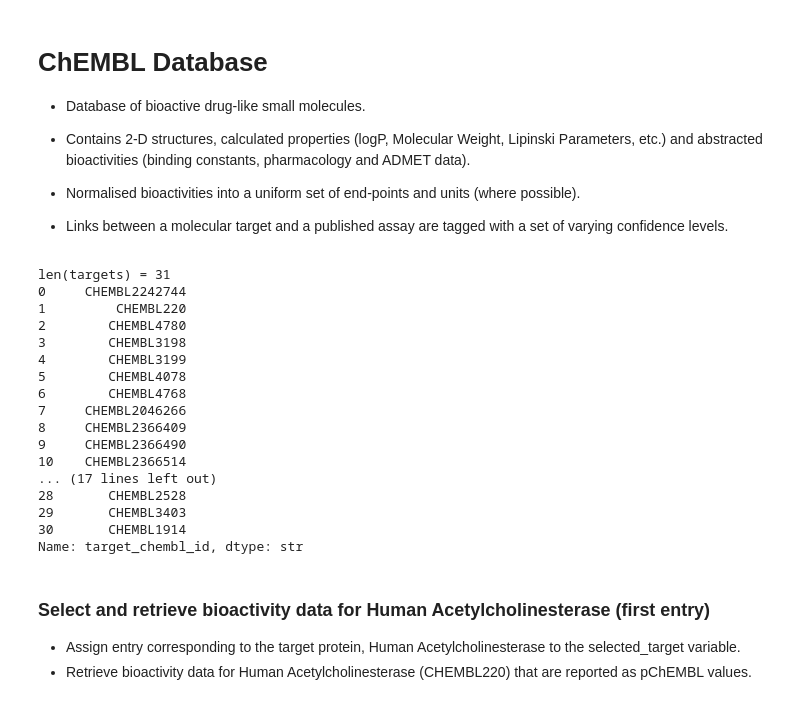
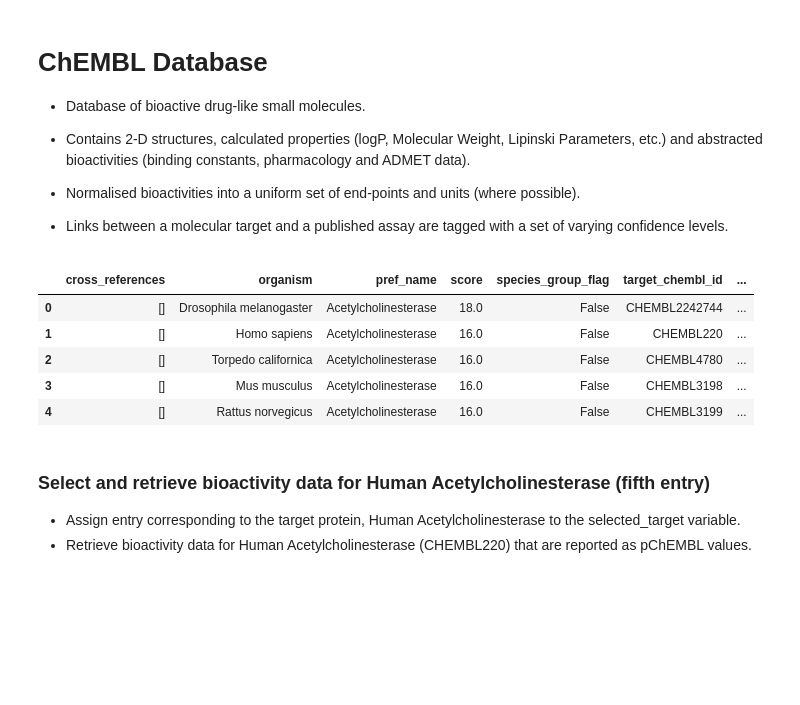
Before and after one commit to dsgeof/bio, a Jupyter notebook: bio1_acetylcholinesterase.ipynb, the cells around one changed output. Drawn from its saved outputs; the diff is of its cells as text; code cells hidden in the pictures; blank space fills up the shorter version.

```diff
--- a/bio1_acetylcholinesterase.ipynb
+++ b/bio1_acetylcholinesterase.ipynb
@@ -11,31 +11,18 @@ from chembl_webresource_client.new_client import new_client
 # %%
 # Target search for sars-cov-2
 target = new_client.target
 target_query = target.search('acetylcholinesterase')
 targets = pd.DataFrame.from_dict(target_query)
-targets.columns
-print(f"len(targets) = {len(targets)}")
-print(targets.target_chembl_id)
+targets.head()
 # %% [output]
-len(targets) = 31
-0     CHEMBL2242744
-1         CHEMBL220
-2        CHEMBL4780
-3        CHEMBL3198
-4        CHEMBL3199
-5        CHEMBL4078
-6        CHEMBL4768
-7     CHEMBL2046266
-8     CHEMBL2366409
-9     CHEMBL2366490
-10    CHEMBL2366514
-... (17 lines left out)
-28       CHEMBL2528
-29       CHEMBL3403
-30       CHEMBL1914
-Name: target_chembl_id, dtype: str
+|  | cross_references | organism | pref_name | score | species_group_flag | target_chembl_id | ... |
+| 0 | [] | Drosophila melanogaster | Acetylcholinesterase | 18.0 | False | CHEMBL2242744 | ... |
+| 1 | [] | Homo sapiens | Acetylcholinesterase | 16.0 | False | CHEMBL220 | ... |
+| 2 | [] | Torpedo californica | Acetylcholinesterase | 16.0 | False | CHEMBL4780 | ... |
+| 3 | [] | Mus musculus | Acetylcholinesterase | 16.0 | False | CHEMBL3198 | ... |
+| 4 | [] | Rattus norvegicus | Acetylcholinesterase | 16.0 | False | CHEMBL3199 | ... |
 # %% [markdown]
-### Select and retrieve bioactivity data for Human Acetylcholinesterase (first entry)
+### Select and retrieve bioactivity data for Human Acetylcholinesterase (fifth entry)
 - Assign entry corresponding to the target protein, Human Acetylcholinesterase to the selected_target variable.
 - Retrieve bioactivity data for Human Acetylcholinesterase (CHEMBL220) that are reported as pChEMBL values.
 # %%
```
Also changed, not shown: parts of 13 cells of this notebook, 3 other files.
